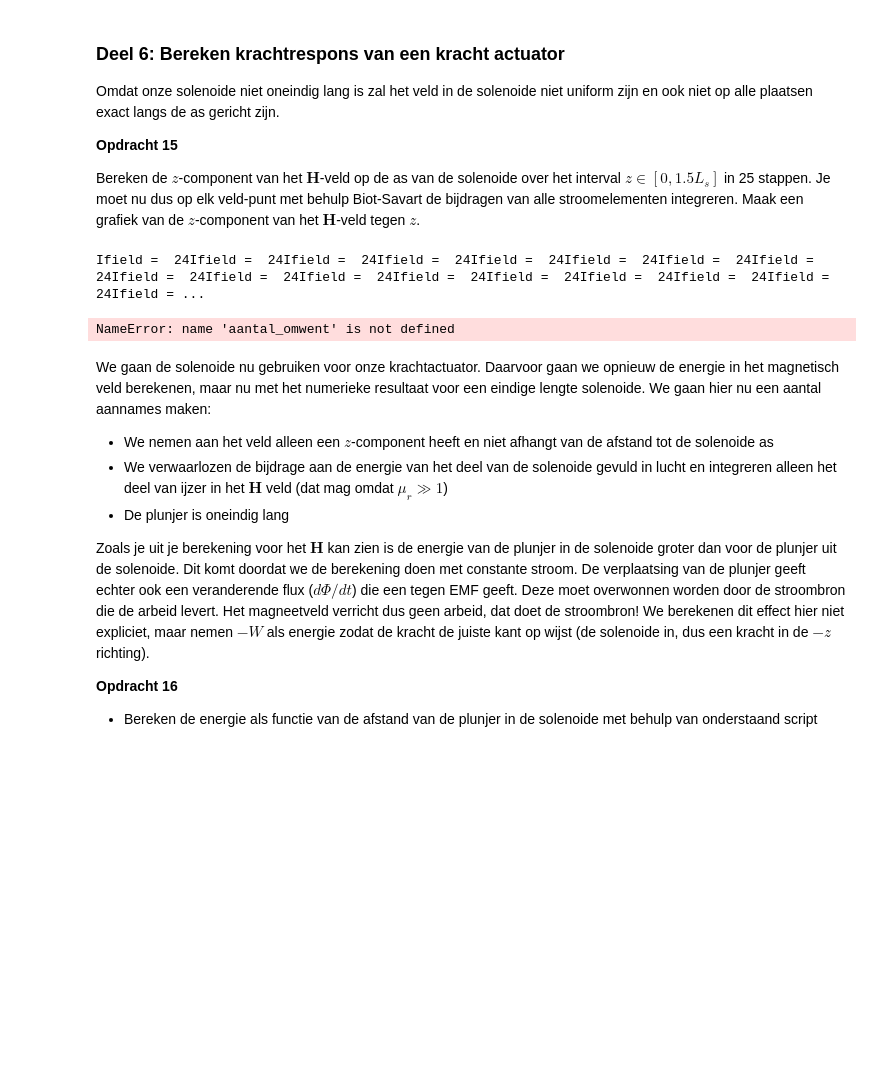
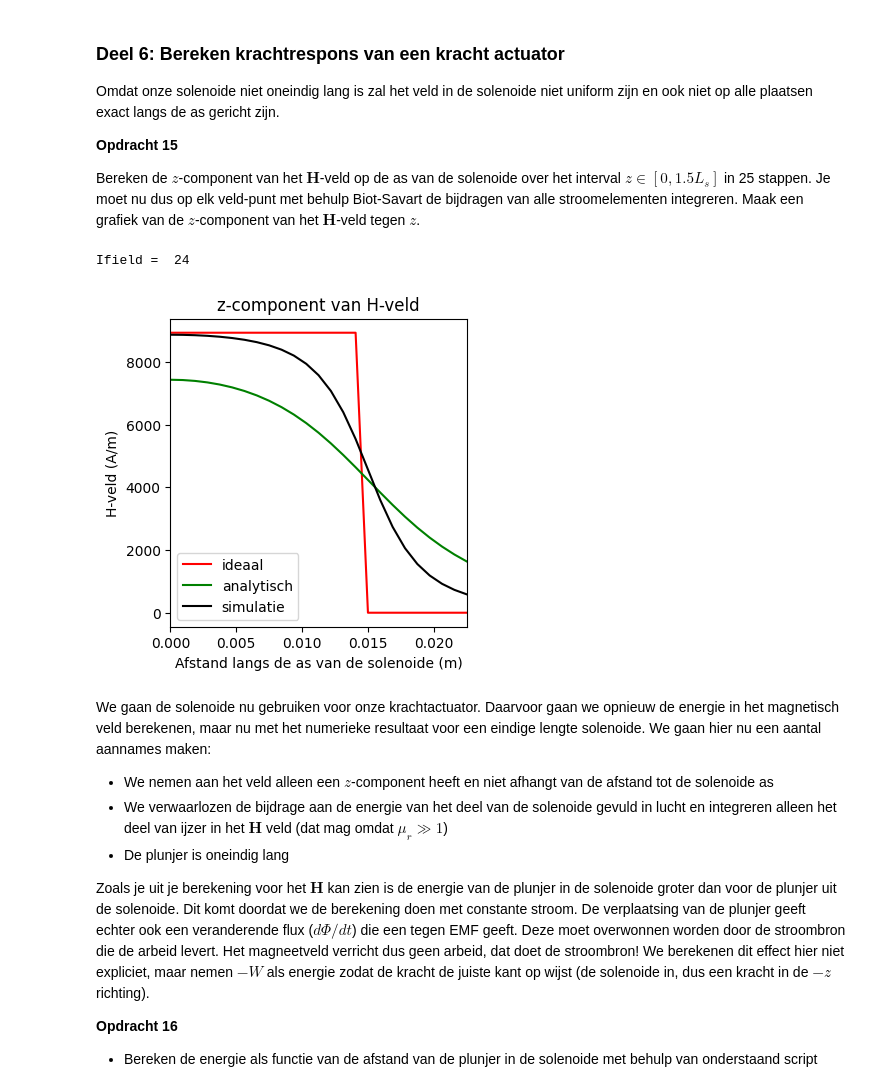
Before and after one commit to gltChboy/opdrachten-DEF-D, a Jupyter notebook: 2KrachtactuatorOpdracht/KrachtactuatorOpdracht.ipynb, the cells around one changed output. Saved outputs shown, nothing was run; the diff lists cells and outputs as text; code cells hidden in the pictures; blank space fills up the shorter version.

```diff
--- a/2KrachtactuatorOpdracht/KrachtactuatorOpdracht.ipynb
+++ b/2KrachtactuatorOpdracht/KrachtactuatorOpdracht.ipynb
@@ -616,36 +611,45 @@ Bereken de $z$-component van het $\mathbf{H}$-veld op de as van de solenoide ove
 # %%
 n_ax=25
 z_ax=np.linspace(0, 1.5*L_sol/2, n_ax)
 H_ax=np.zeros((n_ax,1))
 
+dl = np.column_stack((x1, y1, z1)) #parametriseert solenoide voor het antwoord dat hierboven convergeerde naar analytische waarde
+dl = dl[1:] - dl[:-1] #vector die bijna loodrecht staat op de vector vanuit het midden van de spoel
+
+#doorloopt de 25 punten in het interval 0-1.5Ls
 for i_field in range(n_ax):
     print(f"\rIfield =  {i_field}", end="") # Print welk element van het veld nu berekend wordt.
     # Bepaal de field coordinate
     Hsimulated=np.array([0,0,0], dtype='float64')
-    for i_source in np.arange(1, N):
-        # Bepaal dl en r_source en gebruik
-        Hsimulated += field_current_element(r_field, r_source, dl)
-        print(f"Ifield =  {i_field}", end="")
+    r_field = np.array([0,0,z_ax[i_field]])
 
-    # selecting the z-component
-    H_ax[i_field,0]=Hsimulated[2]
+    #functie dH_spoel doorloopt de solenoide om per source punt het H-veld te berekenen en op te tellen
+    H = np.abs(dH_spoel(r_field, dl)[2]) #neemt de z-component
+
+    # H-veld opslaan voor deze z-waarde in array
+    H_ax[i_field,0]=H
 
 H_veld_ideaal=analytical_answer*np.ones(n_ax)*(1.0*(z_ax < L_sol/2))
 
+
 # dit is nog een aardige analytische uitdrukking die je kan uitrekenen voor de z-component op de as van een solenoide met eindige lengte
-H_veld_analytisch=(aantal_omwent*I/L_sol/2)*((L_sol/2-z_ax)/np.sqrt((z_ax- L_sol/2)**2 + r_sol**2)+(L_sol/2+z_ax)/np.sqrt((z_ax+ L_sol/2)**2 + r_sol**2))
+H_veld_analytisch=(N*I/L_sol/2)*((L_sol/2-z_ax)/np.sqrt((z_ax- L_sol/2)**2 + r_sol**2)+(L_sol/2+z_ax)/np.sqrt((z_ax+ L_sol/2)**2 + r_sol**2))
+
 
 plt.figure(figsize=[13,4])
 plt.subplot(131)
-plt.title('z-component van B-veld')
+plt.title('z-component van H-veld')
 plt.plot(z_ax, H_veld_ideaal, '-r', label='ideaal')
 plt.plot(z_ax, H_veld_analytisch, '-g', label='analytisch')
 plt.plot(z_ax, H_ax, '-k', label='simulatie')
 plt.xlabel('Afstand langs de as van de solenoide (m)')
-plt.ylabel('B-veld (Tesla)')
+plt.ylabel('H-veld (A/m)')
+plt.xlim(0,1.5*L_sol/2)
+plt.legend()
+plt.show()
 # %% [output]
-Ifield =  24Ifield =  24Ifield =  24Ifield =  24Ifield =  24Ifield =  24Ifield =  24Ifield =  24Ifield =  24Ifield =  24Ifield =  24Ifield =  24Ifield =  24Ifield =  24Ifield =  24Ifield =  24Ifield = ...
+Ifield =  24
-NameError: name 'aantal_omwent' is not defined
+[figure, added]
 # %% [markdown]
 We gaan de solenoide nu gebruiken voor onze krachtactuator. Daarvoor gaan we opnieuw de energie in het magnetisch veld berekenen, maar nu met het numerieke resultaat voor een eindige lengte solenoide. We gaan hier nu een aantal aannames maken:
 * We nemen aan het veld alleen een $z$-component heeft en niet afhangt van de afstand tot de solenoide as
```
Also changed, not shown: parts of 6 cells of this notebook.
